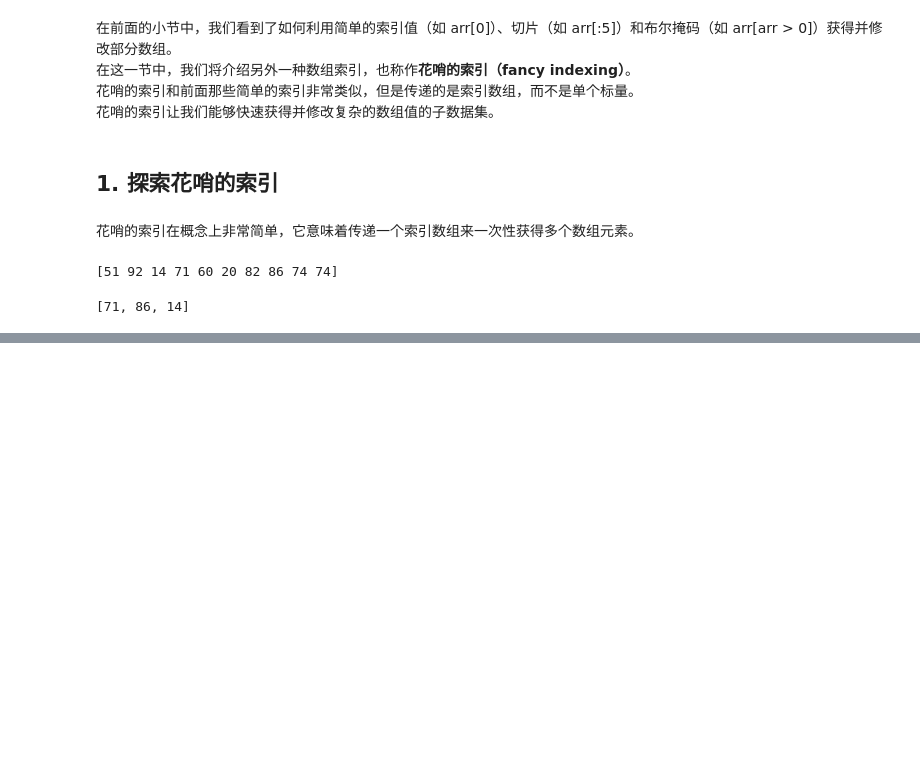
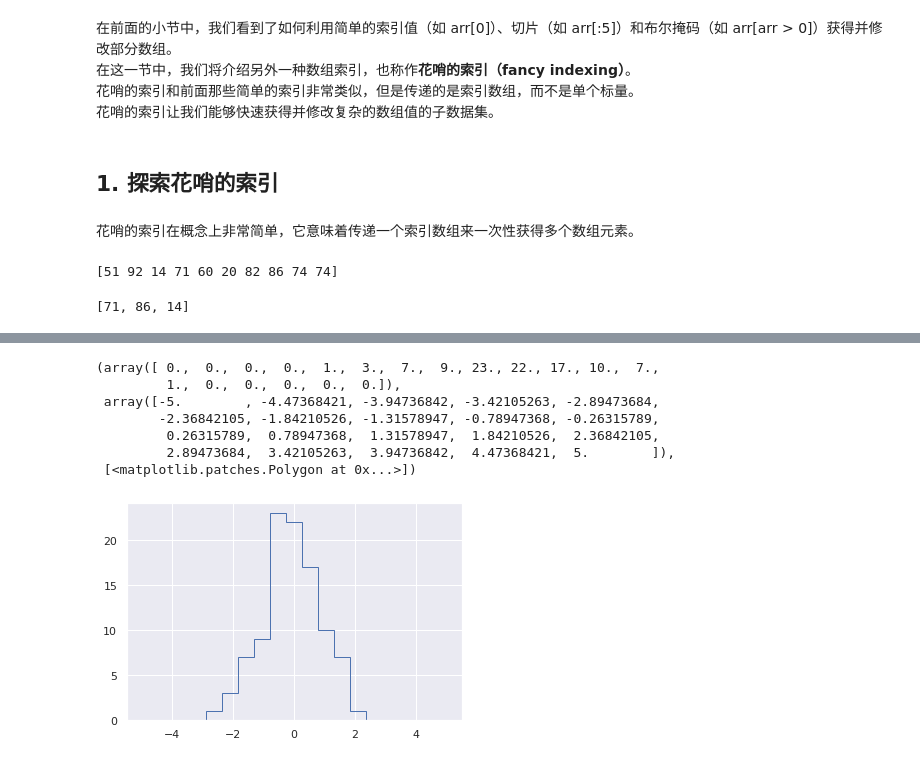
Before and after one commit to michaelbrucelin/HelloLanguage, a Jupyter notebook: Jupyter/Python/book_Python数据科学手册/01-NumPy入门/07-花哨的索引.ipynb, the cells around one changed output, grey strips where cells are left out. Saved outputs shown, nothing was run; the diff lists cells and outputs as text; code cells hidden in the pictures; blank space fills up the shorter version.

```diff
--- a/Jupyter/Python/book_Python数据科学手册/01-NumPy入门/07-花哨的索引.ipynb
+++ b/Jupyter/Python/book_Python数据科学手册/01-NumPy入门/07-花哨的索引.ipynb
@@ -24,0 +187,12 @@ print(x)
+# %%
+# 使用plt.hist()更简单的绘制直方图，无需手动计算
+plt.hist(x, bins, histtype='step')
+# %% [output]
+(array([ 0.,  0.,  0.,  0.,  1.,  3.,  7.,  9., 23., 22., 17., 10.,  7.,
+         1.,  0.,  0.,  0.,  0.,  0.]),
+ array([-5.        , -4.47368421, -3.94736842, -3.42105263, -2.89473684,
+        -2.36842105, -1.84210526, -1.31578947, -0.78947368, -0.26315789,
+         0.26315789,  0.78947368,  1.31578947,  1.84210526,  2.36842105,
+         2.89473684,  3.42105263,  3.94736842,  4.47368421,  5.        ]),
+ [<matplotlib.patches.Polygon at 0x...>])
+[figure, added]
```
Also changed, not shown: parts of 28 cells of this notebook, 1 other file.
